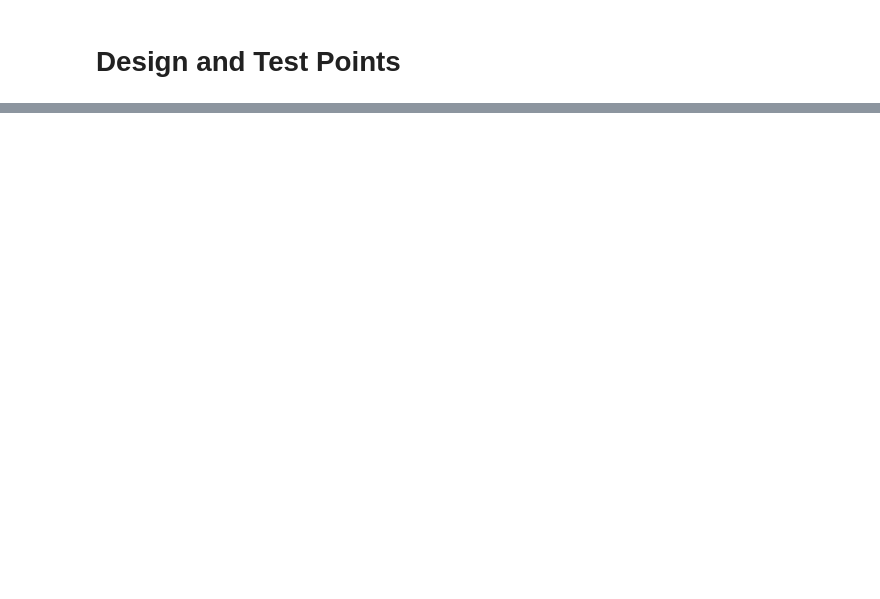
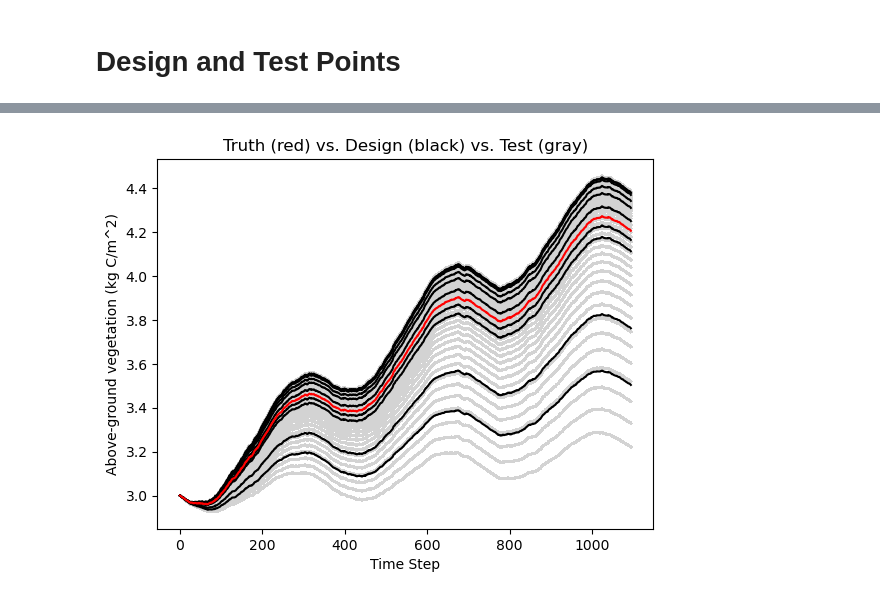
Before and after one commit to arob5/gp-calibration, a Jupyter notebook: scripts/python/vsem_calibration_test.ipynb, the cells around one changed output, grey strips where cells are left out. Cells and saved outputs as stored; diff of their text form; code cells hidden in the pictures; blank space fills up the shorter version.

```diff
--- a/scripts/python/vsem_calibration_test.ipynb
+++ b/scripts/python/vsem_calibration_test.ipynb
@@ -259,2 +265,13 @@ y_test = np.asarray(df_test.y)
+# %%
+# Plot simulated observables vs. ground truth.
+plt.plot(time_steps, pred_obs_test.T, color="lightgray")
+plt.plot(time_steps, pred_obs_design.T, color="k")
+plt.plot(time_steps, y_true.T, color="red")
+plt.xlabel("Time Step")
+plt.ylabel("Above-ground vegetation (kg C/m^2)")
+plt.title("Truth (red) vs. Design (black) vs. Test (gray)")
+plt.show()
+# %% [output]
+[figure, added]
 # %%
 # Contour plot.
```
Also changed, not shown: parts of 27 cells of this notebook, 1 other file.
